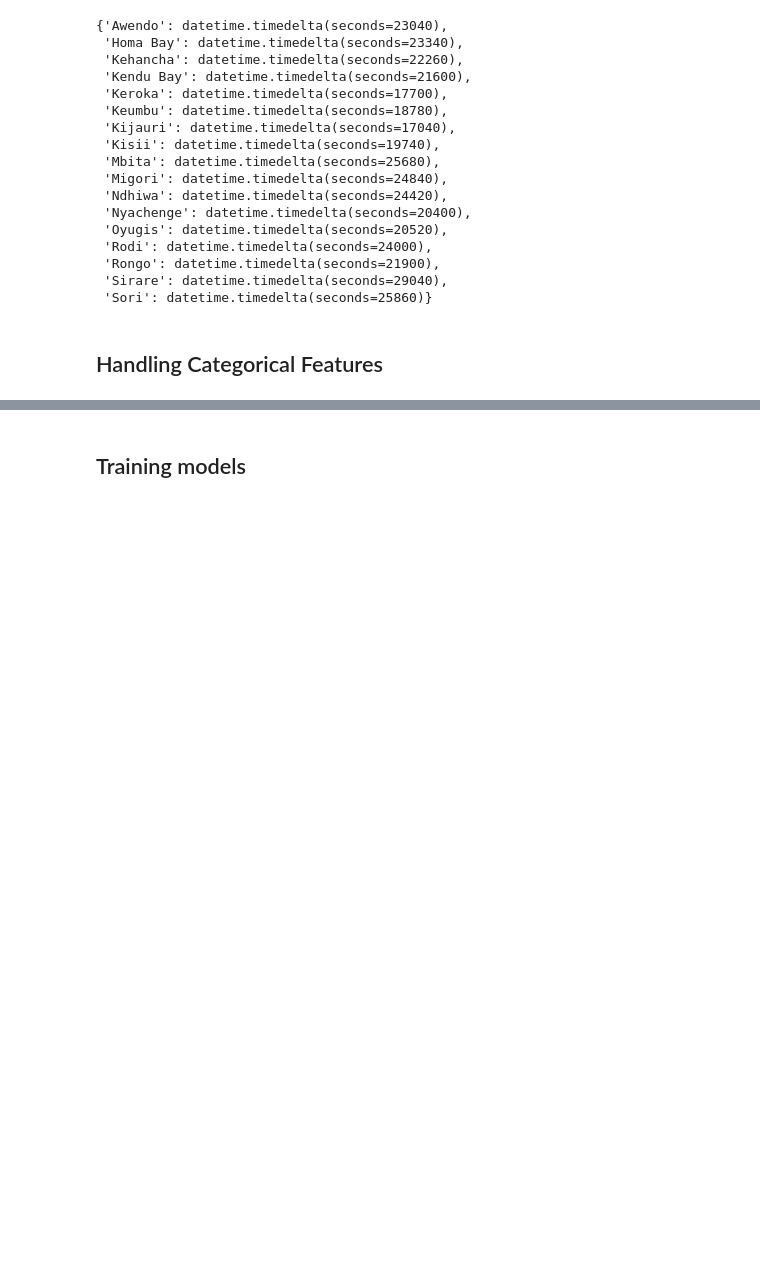
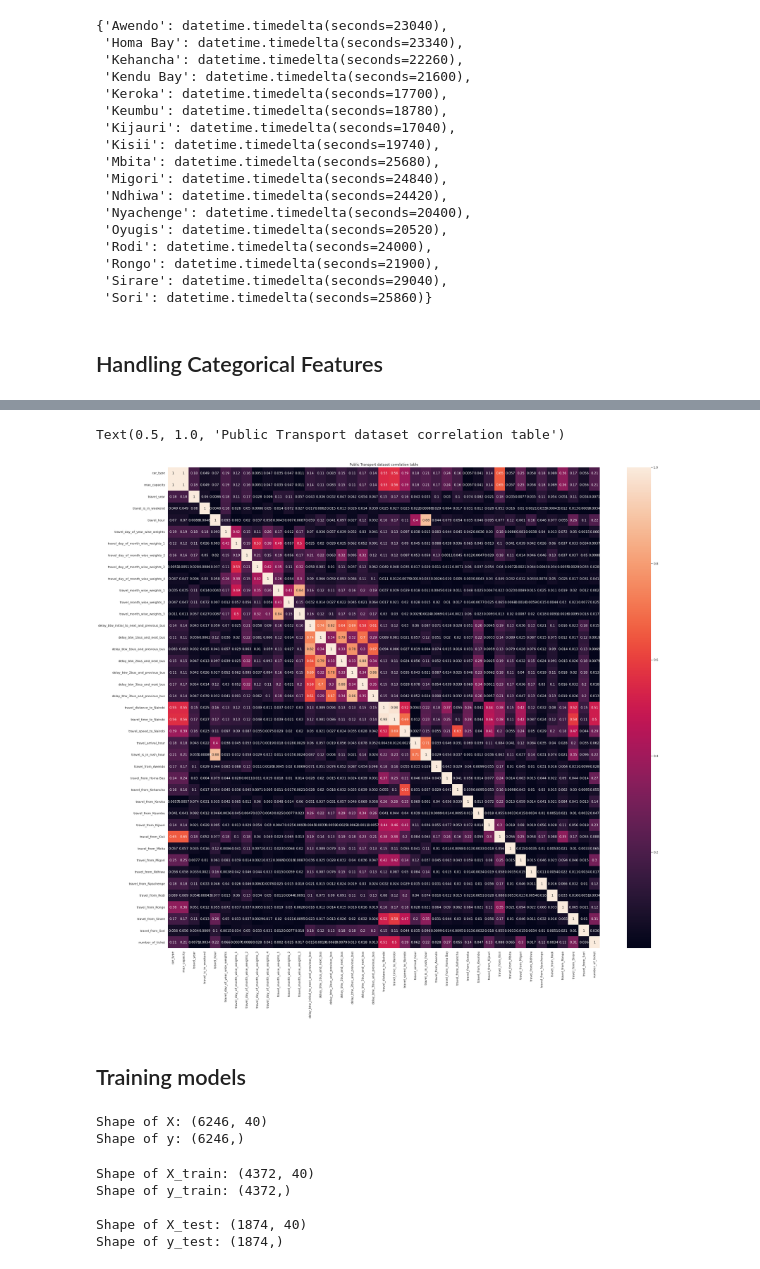
Before and after one commit to HariTarz/Transport_Demand_Prediction, a Jupyter notebook: Demand_Prediction_for_Public_Transport_Capstone_Project.ipynb, the cells around one changed output, grey strips where cells are left out. Drawn from its saved outputs; the diff is of its cells as text; code cells hidden in the pictures; blank space fills up the shorter version.

Commit message:
Splitting and training the dataset with some basic models

```diff
--- a/Demand_Prediction_for_Public_Transport_Capstone_Project.ipynb
+++ b/Demand_Prediction_for_Public_Transport_Capstone_Project.ipynb
@@ -571 +578,20 @@ Index(['ride_id', 'car_type', 'max_capacity', 'number_of_ticket',
       dtype='object')
+# %%
+req_columns = ['car_type', 'max_capacity','travel_year',
+       'travel_is_in_weekend', 'travel_hour',
+       'travel_day_of_year_wise_weights',
+       'travel_day_of_month_wise_weights_1', 'travel_day_of_month_wise_weights_2',
+       'travel_day_of_month_wise_weights_3', 'travel_day_of_month_wise_weights_4',
+       'travel_month_wise_weights_1', 'travel_month_wise_weights_2', 'travel_month_wise_weights_3',
+       'delay_btw_initial_to_next_and_previous_bus',
+       'delay_btw_1bus_and_next_bus', 'delay_btw_1bus_and_previous_bus',
+       'delay_btw_2bus_and_next_bus', 'delay_btw_2bus_and_previous_bus',
+       'delay_btw_3bus_and_next_bus', 'delay_btw_3bus_and_previous_bus',
+       'travel_distance_to_Nairobi', 'travel_time_to_Nairobi', 'travel_speed_to_Nairobi', 'travel_arrival_hour', 'travel_is_in_rush_hour',
+       'travel_from_Awendo', 'travel_from_Homa Bay', 'travel_from_Kehancha',
+       'travel_from_Keroka', 'travel_from_Keumbu', 'travel_from_Kijauri',
+       'travel_from_Kisii', 'travel_from_Mbita', 'travel_from_Migori',
+       'travel_from_Ndhiwa', 'travel_from_Nyachenge', 'travel_from_Rodi',
+       'travel_from_Rongo', 'travel_from_Sirare', 'travel_from_Sori',
+       'number_of_ticket']
+len(req_columns)
@@ -571,0 +600,3 @@ Index(['ride_id', 'car_type', 'max_capacity', 'number_of_ticket',
+# %%
+transport_df = trans_df[req_columns]
+transport_df.head()
@@ -572,2 +611,11 @@ Index(['ride_id', 'car_type', 'max_capacity', 'number_of_ticket',
+# %%
+transport_df_corr = transport_df.corr()
+fig = plt.figure(figsize=(35,32))
+ax = fig.gca()
+sns.heatmap(abs(transport_df_corr), annot=True, cmap='rocket')
+plt.title('Public Transport dataset correlation table')
+# %% [output]
+Text(0.5, 1.0, 'Public Transport dataset correlation table')
+[figure, added]
 # %% [markdown]
 ## Training models
@@ -573,0 +633,23 @@ Index(['ride_id', 'car_type', 'max_capacity', 'number_of_ticket',
+# %%
+X = transport_df.drop(['number_of_ticket'], axis= 1).copy()
+y = transport_df['number_of_ticket'].copy()
+
+print(f"Shape of X: {X.shape}")
+print(f"Shape of y: {y.shape}")
+# %% [output]
+Shape of X: (6246, 40)
+Shape of y: (6246,)
+# %%
+# Splitting the dataset for Training and Testing models
+X_train, X_test, y_train, y_test = train_test_split(X, y, test_size= 0.3, random_state= 3)
+
+print(f"Shape of X_train: {X_train.shape}")
+print(f"Shape of y_train: {y_train.shape}\n")
+print(f"Shape of X_test: {X_test.shape}")
+print(f"Shape of y_test: {y_test.shape}")
+# %% [output]
+Shape of X_train: (4372, 40)
+Shape of y_train: (4372,)
+
+Shape of X_test: (1874, 40)
+Shape of y_test: (1874,)
```
Also changed, not shown: parts of 31 cells of this notebook.
